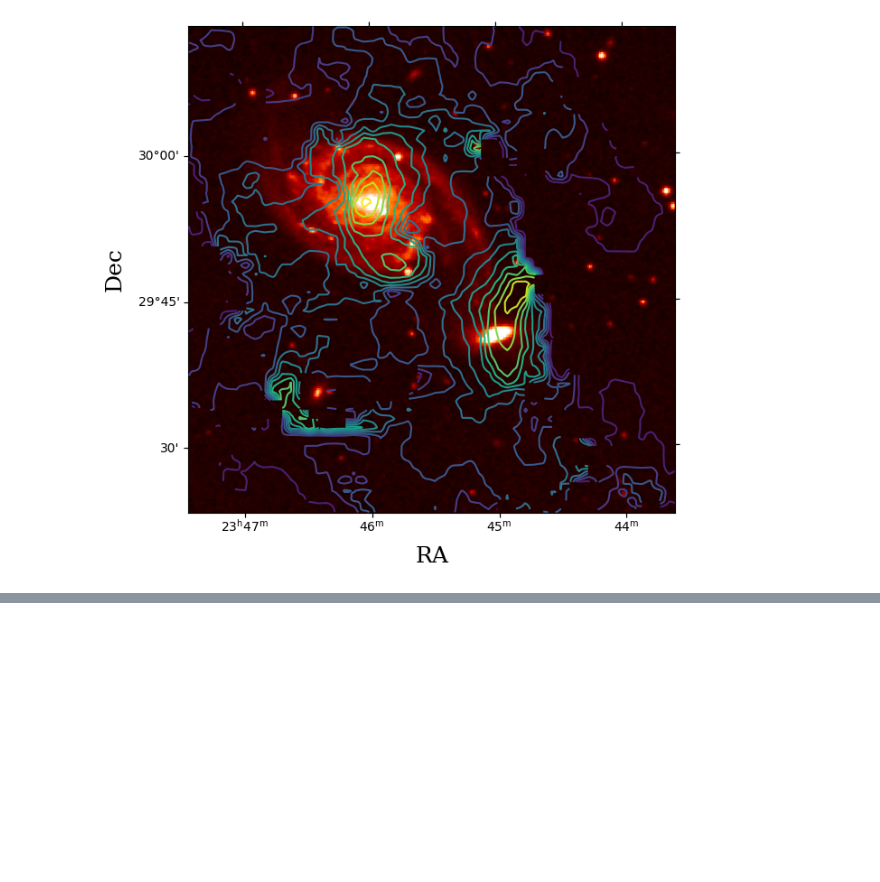
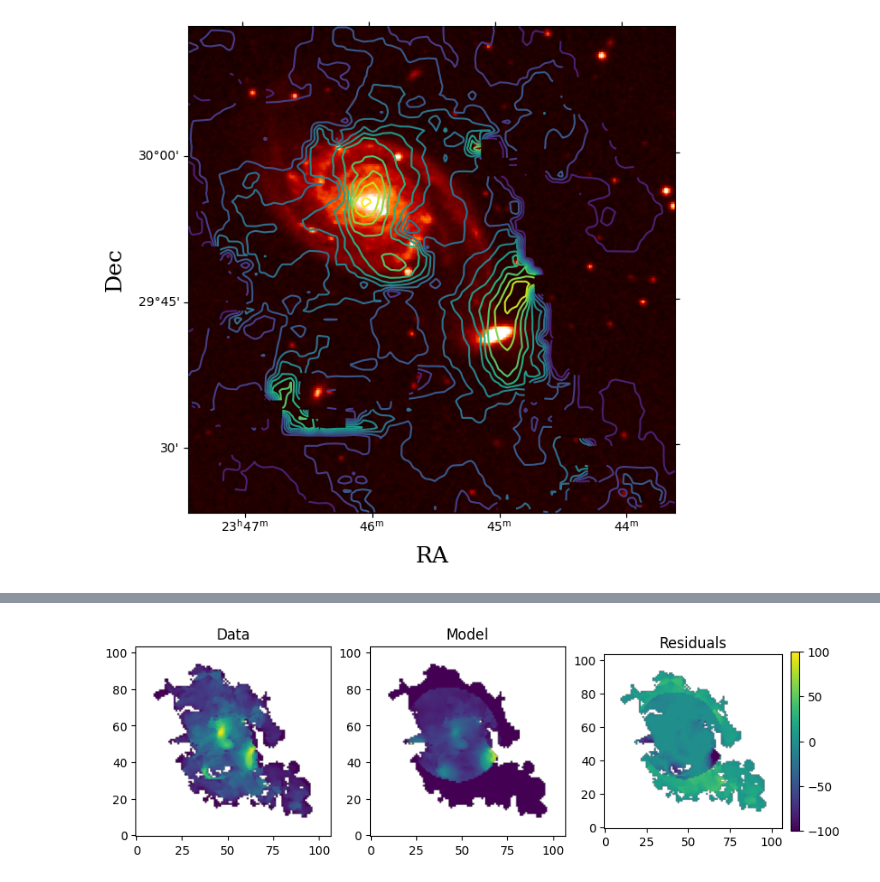
Before and after one commit to AnyelTars/Arp86-Galaxy-System, a Jupyter notebook: NGC7753/moment_maps-ngc7753.ipynb, the cells around one changed output, grey strips where cells are left out. Drawn from its saved outputs; the diff is of its cells as text; code cells hidden in the pictures; blank space fills up the shorter version.

```diff
--- a/NGC7753/moment_maps-ngc7753.ipynb
+++ b/NGC7753/moment_maps-ngc7753.ipynb
@@ -255,0 +273,2 @@ plt.show()
+# %%
+mom2_dat_model = compute_moment2(data_model, header_model, mom1_dat_model)
@@ -255,0 +310,13 @@ plt.show()
+# %%
+fig, axs = plt.subplots(1, 3, figsize=(10, 15))
+im1 = axs[0].imshow(computed_mom2_dat, cmap='viridis')
+axs[0].set_title('Data')
+im2 = axs[1].imshow(mom2_dat_model, cmap='viridis')
+axs[1].set_title('Model')
+im3 = axs[2].imshow(residual_mom2, cmap='viridis',vmin=-100,vmax=100)
+axs[2].set_title('Residuals')
+cbar = fig.colorbar(im3, ax=axs[2], fraction=0.046, pad=0.04)
+for ax in axs:
+    ax.invert_yaxis()
+# %% [output]
+[figure, added]
```
Also changed, not shown: parts of 19 cells of this notebook.
